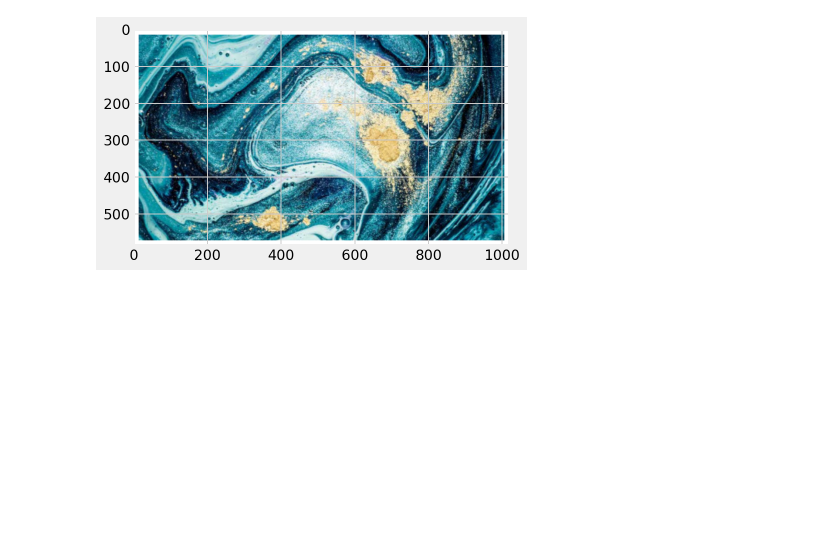
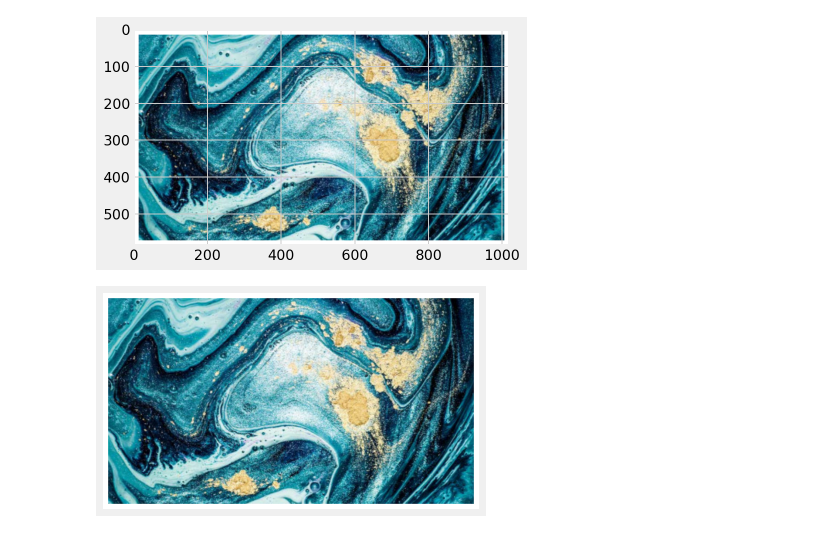
Before and after one commit to Neuraspike/NeuraSpike, a Jupyter notebook: Matplotlib/Matplotlib Tutorial: A Simple Walk-through with Matplotlib.ipynb, the cells around one changed output. Drawn from its saved outputs; the diff is of its cells as text; code cells hidden in the pictures; blank space fills up the shorter version.

```diff
--- a/Matplotlib/Matplotlib Tutorial: A Simple Walk-through with Matplotlib.ipynb
+++ b/Matplotlib/Matplotlib Tutorial: A Simple Walk-through with Matplotlib.ipynb
@@ -344,3 +344,9 @@ plt.imshow(image)
 plt.show()
 # %% [output]
 [figure]
+# %%
+plt.axis('off')
+plt.imshow(image)
+plt.show()
+# %% [output]
+[figure, added]
```
Also changed, not shown: parts of 8 cells of this notebook.
